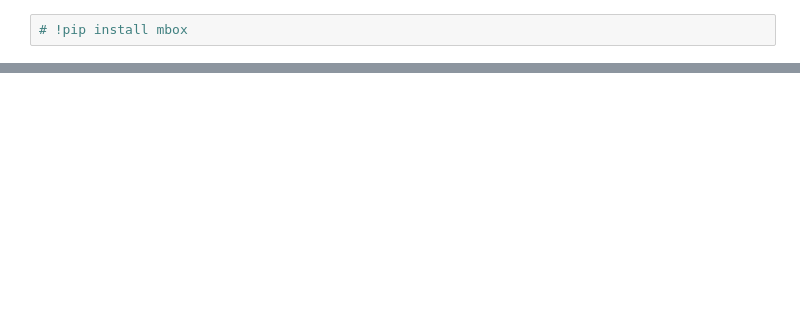
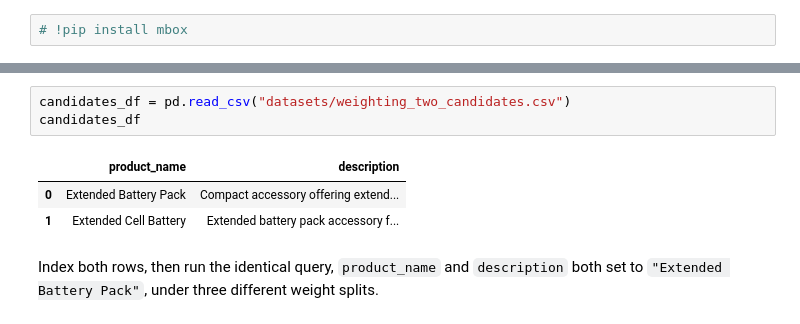
Before and after one commit to exorbyte/mbox-cookbook, a Jupyter notebook: 05-explainability/02-reading_field_level_scores.ipynb, the cells around one changed output, grey strips where cells are left out. Drawn from its saved outputs; the diff is of its cells as text; blank space fills up the shorter version.

```diff
--- a/05-explainability/01-reading_field_level_scores.ipynb
+++ b/05-explainability/02-reading_field_level_scores.ipynb
@@ -260,0 +168,9 @@ A row with `index_row = -1` means no candidate cleared the internal matching thr
+# %%
+candidates_df = pd.read_csv("datasets/weighting_two_candidates.csv")
+candidates_df
+# %% [output]
+|  | product_name | description |
+| 0 | Extended Battery Pack | Compact accessory offering extend... |
+| 1 | Extended Cell Battery | Extended battery pack accessory f... |
+# %% [markdown]
+Index both rows, then run the identical query, `product_name` and `description` both set to `"Extended Battery Pack"`, under three different weight splits.
```
Also changed, not shown: parts of 51 cells of this notebook, 16 other files.
